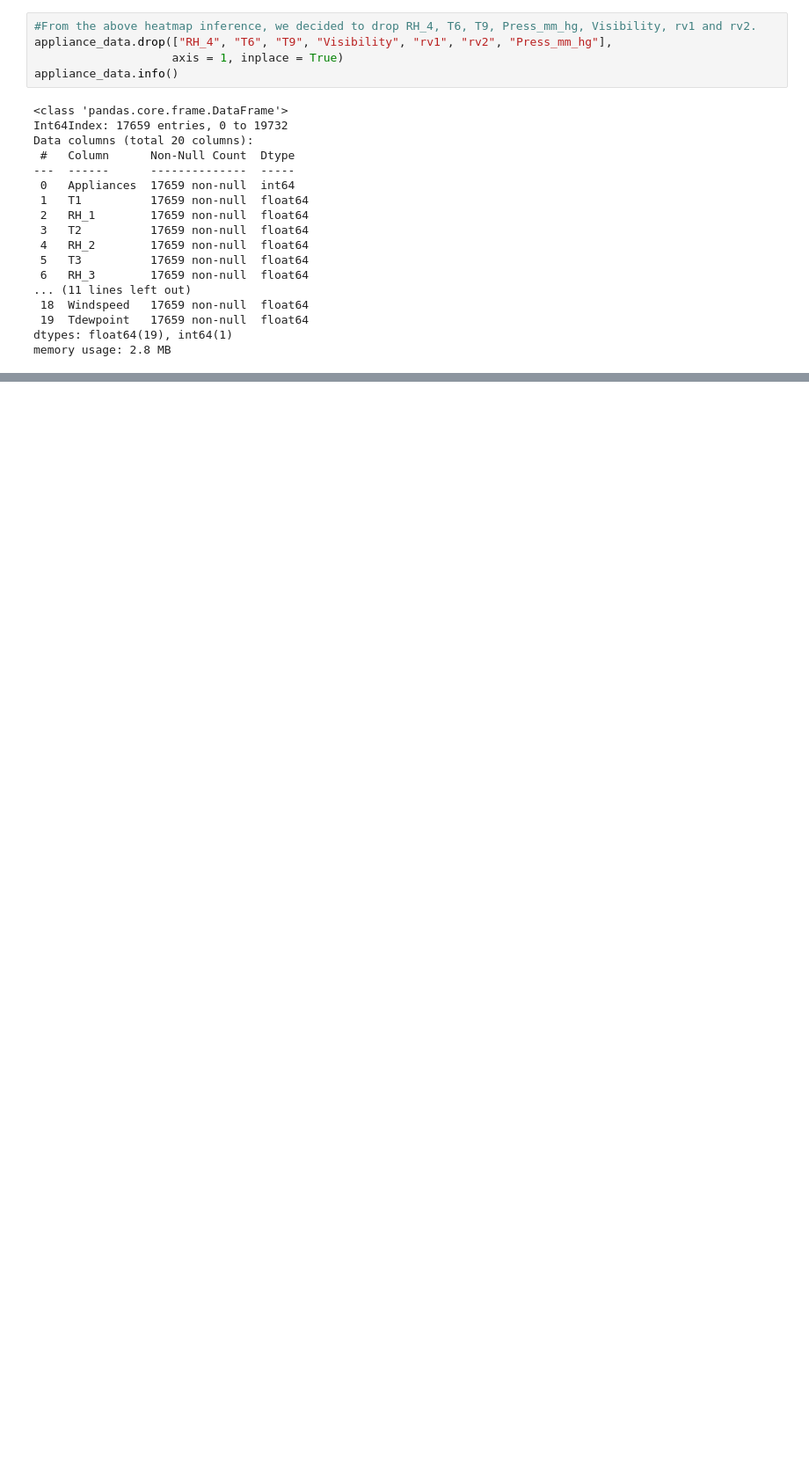
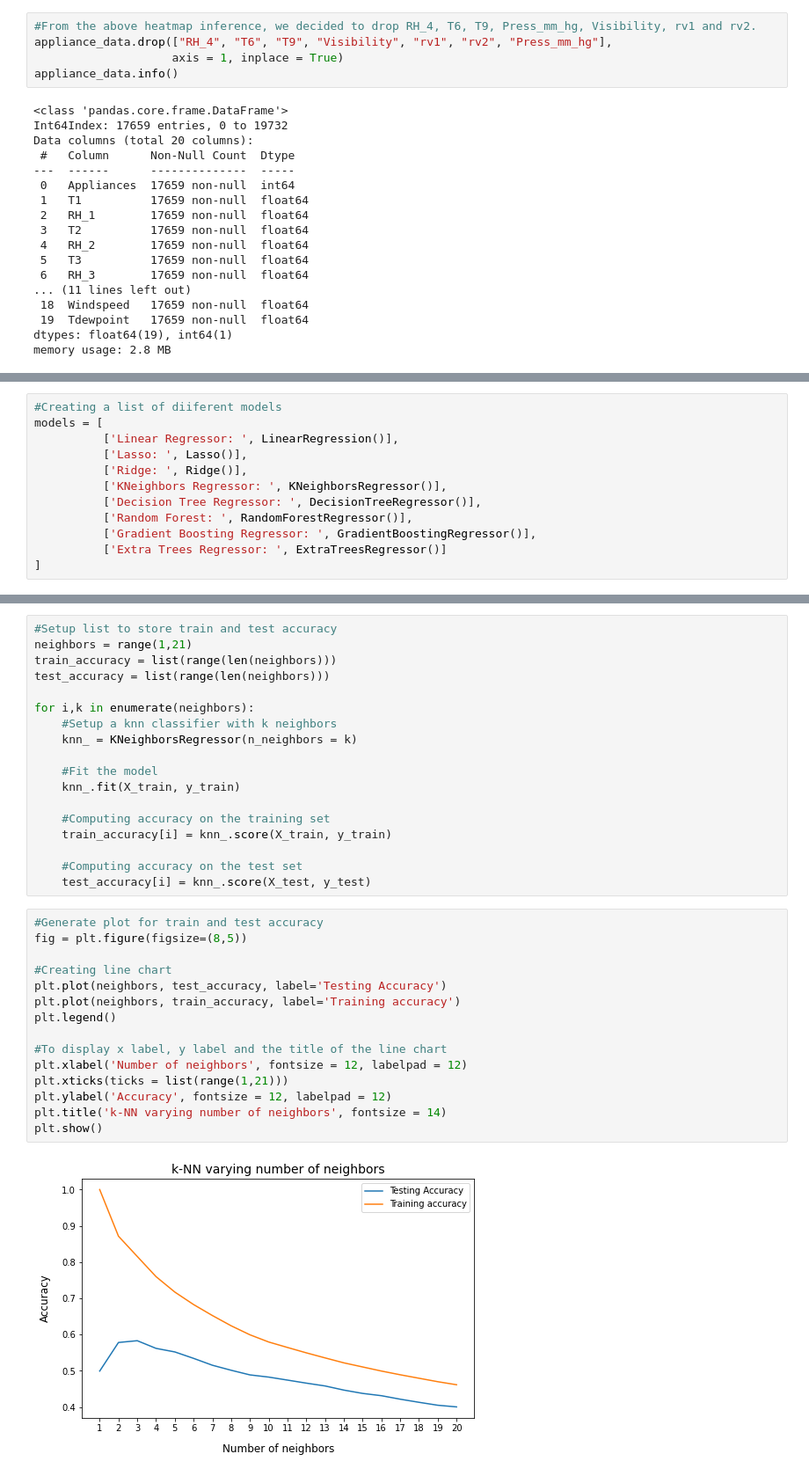
Before and after one commit to Akshadanair/Appliances-Energy-Prediction, a Jupyter notebook: Appliances_Energy_Prediction.ipynb, the cells around one changed output, grey strips where cells are left out. Shown at 88% size. Cells and saved outputs as stored; diff of their text form; blank space fills up the shorter version.

```diff
--- a/Appliances_Energy_Prediction.ipynb
+++ b/Appliances_Energy_Prediction.ipynb
@@ -661,0 +729,12 @@ memory usage: 2.8 MB
+# %%
+#Creating a list of diiferent models
+models = [
+          ['Linear Regressor: ', LinearRegression()],
+          ['Lasso: ', Lasso()],
+          ['Ridge: ', Ridge()],
+          ['KNeighbors Regressor: ', KNeighborsRegressor()],
+          ['Decision Tree Regressor: ', DecisionTreeRegressor()],
+          ['Random Forest: ', RandomForestRegressor()],
+          ['Gradient Boosting Regressor: ', GradientBoostingRegressor()],
+          ['Extra Trees Regressor: ', ExtraTreesRegressor()]
+]
@@ -661,0 +854,35 @@ memory usage: 2.8 MB
+# %%
+#Setup list to store train and test accuracy
+neighbors = range(1,21)
+train_accuracy = list(range(len(neighbors)))
+test_accuracy = list(range(len(neighbors)))
+
+for i,k in enumerate(neighbors):
+    #Setup a knn classifier with k neighbors
+    knn_ = KNeighborsRegressor(n_neighbors = k)
+
+    #Fit the model
+    knn_.fit(X_train, y_train)
+
+    #Computing accuracy on the training set
+    train_accuracy[i] = knn_.score(X_train, y_train)
+
+    #Computing accuracy on the test set
+    test_accuracy[i] = knn_.score(X_test, y_test)
+# %%
+#Generate plot for train and test accuracy
+fig = plt.figure(figsize=(8,5))
+
+#Creating line chart
+plt.plot(neighbors, test_accuracy, label='Testing Accuracy')
+plt.plot(neighbors, train_accuracy, label='Training accuracy')
+plt.legend()
+
+#To display x label, y label and the title of the line chart
+plt.xlabel('Number of neighbors', fontsize = 12, labelpad = 12)
+plt.xticks(ticks = list(range(1,21)))
+plt.ylabel('Accuracy', fontsize = 12, labelpad = 12)
+plt.title('k-NN varying number of neighbors', fontsize = 14)
+plt.show()
+# %% [output]
+[figure, added]
```
Also changed, not shown: parts of 31 cells of this notebook.
